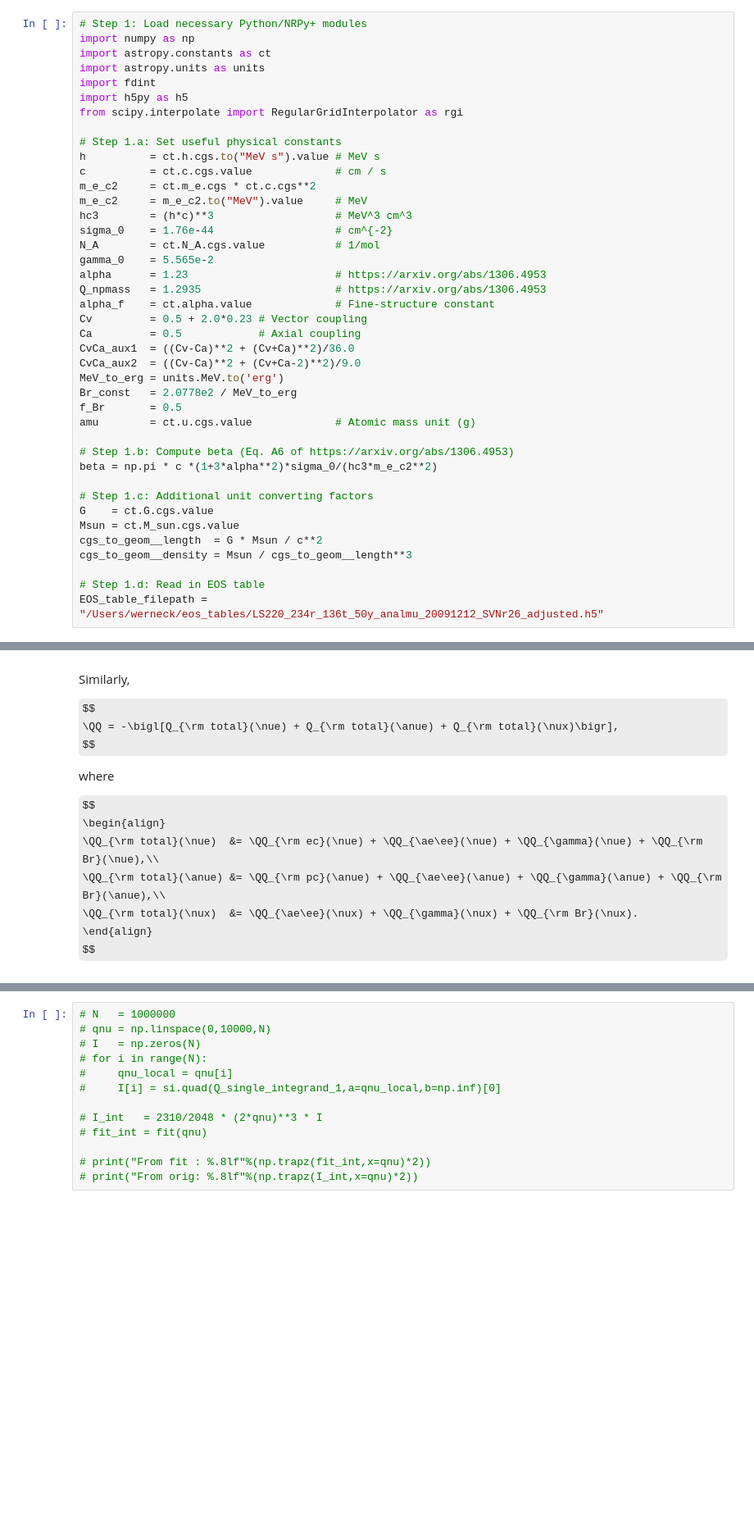
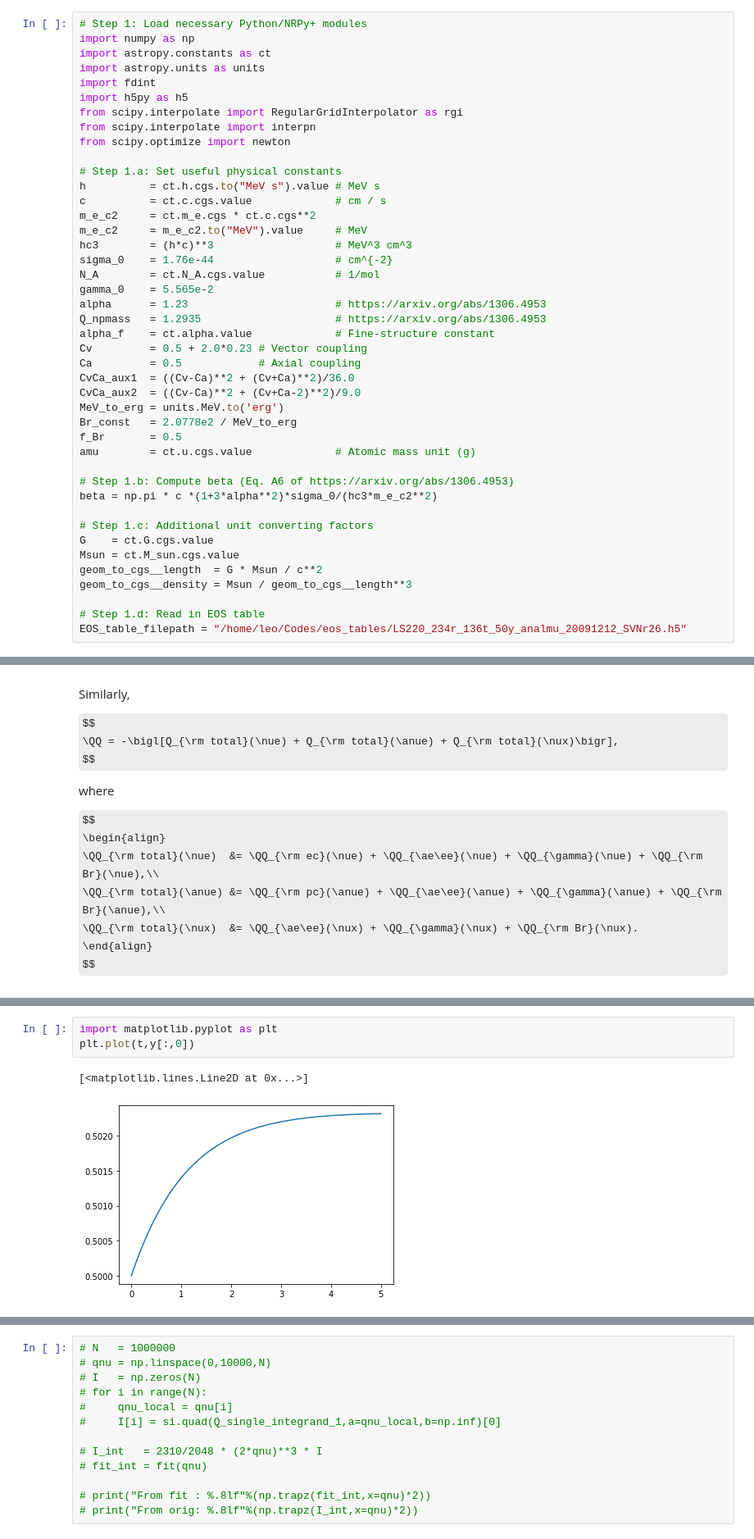
Before and after one commit to leowerneck/Tabulated_EOS_IllinoisGRMHD, a Jupyter notebook: Tutorial-Neutrino_leakage-Optically_thin_semi_analytic_calculation.ipynb, the cells around one changed output, grey strips where cells are left out. Shown at 82% size. Saved outputs shown, nothing was run; the diff lists cells and outputs as text; some formulas as TeX source; blank space fills up the shorter version.

```diff
--- a/Tutorial-Neutrino_leakage-Optically_thin_semi_analytic_calculation.ipynb
+++ b/Tutorial-Neutrino_leakage-Optically_thin_semi_analytic_calculation.ipynb
@@ -41,6 +41,8 @@ import astropy.units as units
 import fdint
 import h5py as h5
 from scipy.interpolate import RegularGridInterpolator as rgi
+from scipy.interpolate import interpn
+from scipy.optimize import newton
 
 # Step 1.a: Set useful physical constants
 h          = ct.h.cgs.to("MeV s").value # MeV s
@@ -69,11 +71,11 @@ beta = np.pi * c *(1+3*alpha**2)*sigma_0/(hc3*m_e_c2**2)
 # Step 1.c: Additional unit converting factors
 G    = ct.G.cgs.value
 Msun = ct.M_sun.cgs.value
-cgs_to_geom__length  = G * Msun / c**2
-cgs_to_geom__density = Msun / cgs_to_geom__length**3
+geom_to_cgs__length  = G * Msun / c**2
+geom_to_cgs__density = Msun / geom_to_cgs__length**3
 
 # Step 1.d: Read in EOS table
-EOS_table_filepath = "/Users/werneck/eos_tables/LS220_234r_136t_50y_analmu_20091212_SVNr26_adjusted.h5"
+EOS_table_filepath = "/home/leo/Codes/eos_tables/LS220_234r_136t_50y_analmu_20091212_SVNr26.h5"
 # %% [markdown]
 <a id='numerical_implementation'></a>
 
@@ -634,0 +813,6 @@ print(R,Q)
+# %%
+import matplotlib.pyplot as plt
+plt.plot(t,y[:,0])
+# %% [output]
+[<matplotlib.lines.Line2D at 0x...>]
+[figure, added]
```
Also changed, not shown: parts of 9 cells of this notebook.
